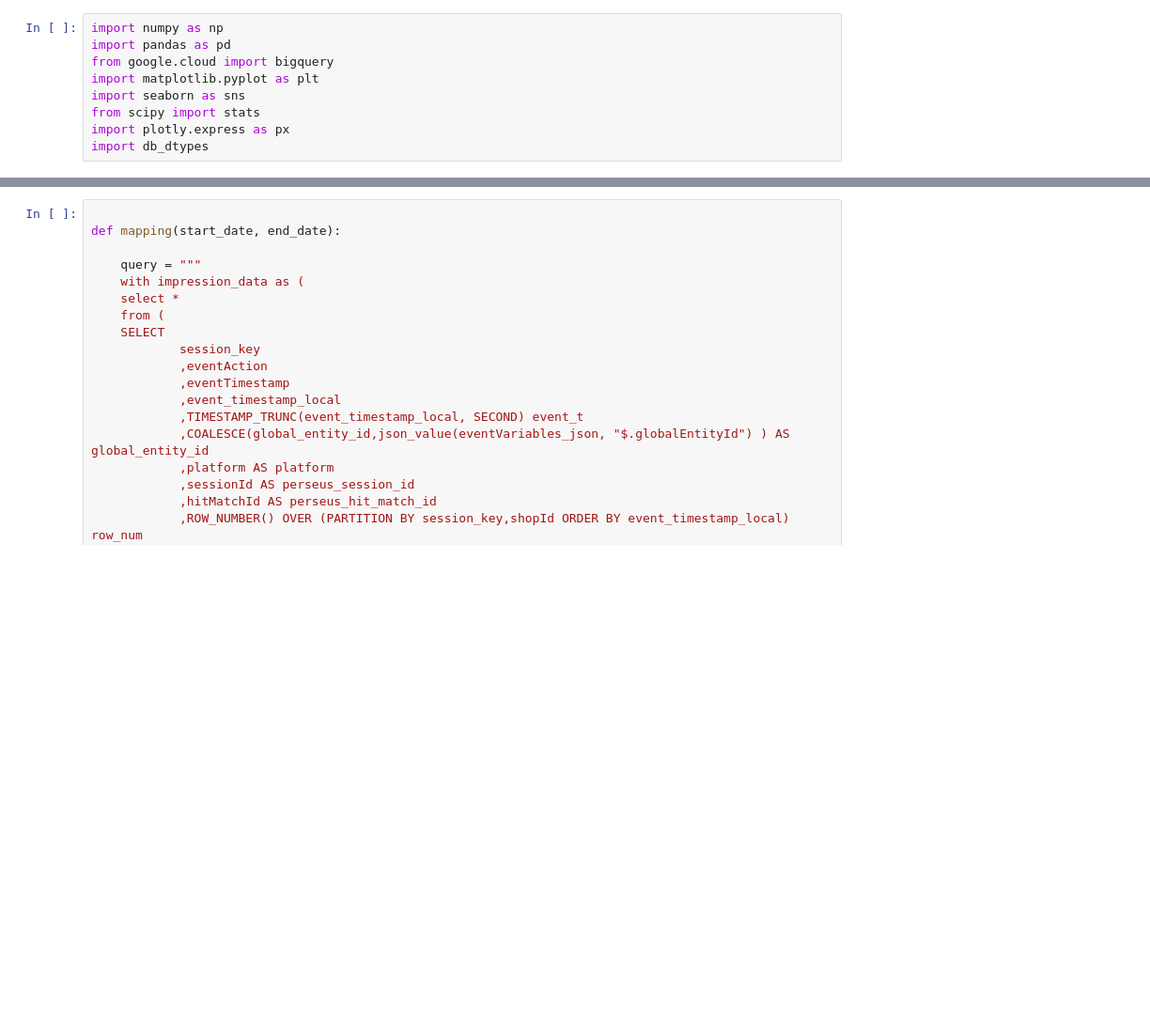
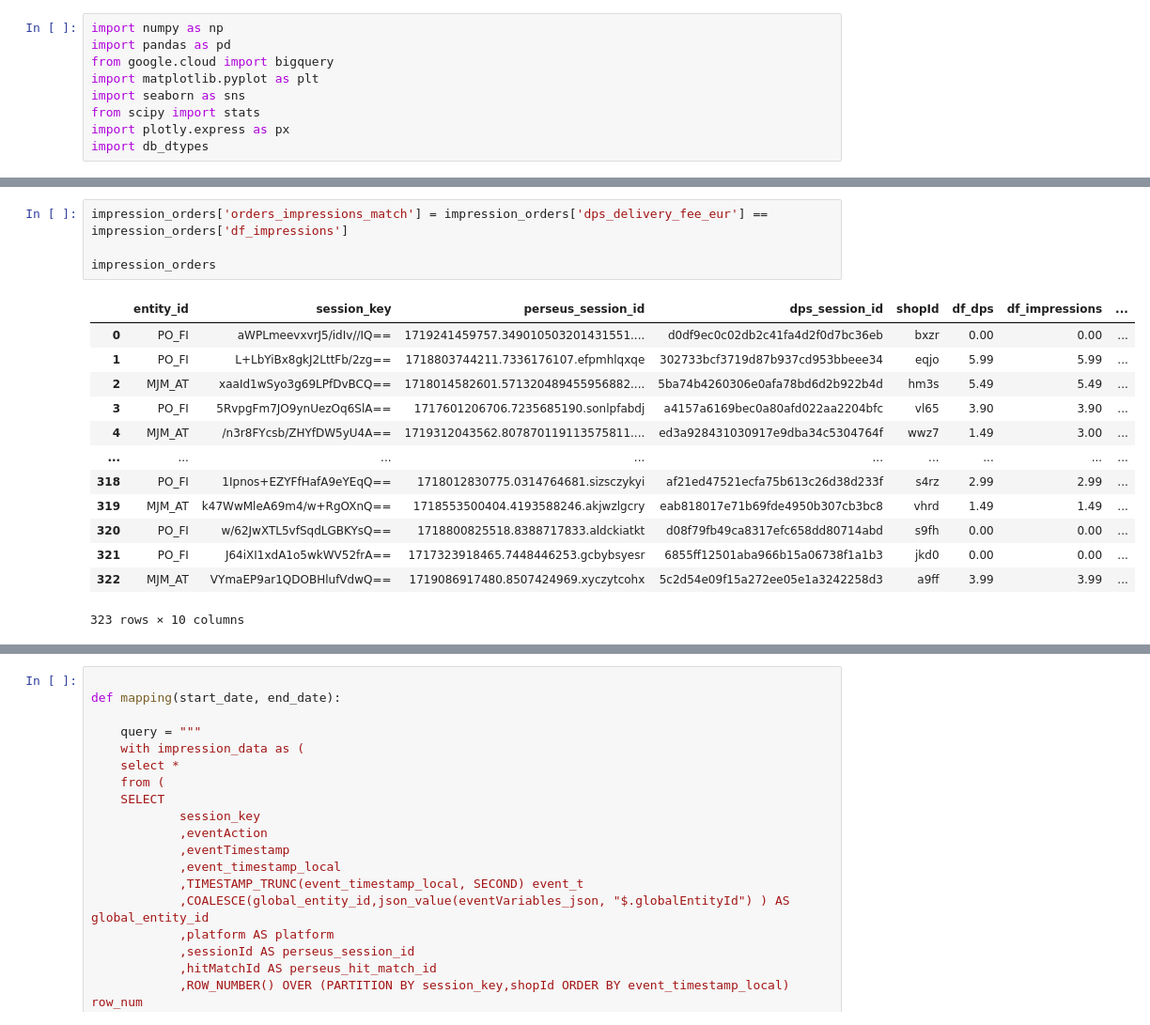
Before and after one commit to shazebasad-dh/https---github.com-deliveryhero-global_pricing, a Jupyter notebook: team/Shazeb/Impressions_data/data_quality_check.ipynb, the cells around one changed output, grey strips where cells are left out. Shown at 94% size. Saved outputs shown, nothing was run; the diff lists cells and outputs as text; blank space fills up the shorter version.

```diff
--- a/team/Shazeb/Impressions_data/data_quality_check.ipynb
+++ b/team/Shazeb/Impressions_data/data_quality_check.ipynb
@@ -39,0 +493,18 @@ import db_dtypes
+# %%
+impression_orders['orders_impressions_match'] = impression_orders['dps_delivery_fee_eur'] == impression_orders['df_impressions']
+
+impression_orders
+# %% [output]
+|  | entity_id | session_key | perseus_session_id | dps_session_id | shopId | df_dps | df_impressions | ... |
+| 0 | PO_FI | aWPLmeevxvrJ5/idIv//IQ== | 1719241459757.349010503201431551.... | d0df9ec0c02db2c41fa4d2f0d7bc36eb | bxzr | 0.00 | 0.00 | ... |
+| 1 | PO_FI | L+LbYiBx8gkJ2LttFb/2zg== | 1718803744211.7336176107.efpmhlqxqe | 302733bcf3719d87b937cd953bbeee34 | eqjo | 5.99 | 5.99 | ... |
+| 2 | MJM_AT | xaaId1wSyo3g69LPfDvBCQ== | 1718014582601.571320489455956882.... | 5ba74b4260306e0afa78bd6d2b922b4d | hm3s | 5.49 | 5.49 | ... |
+| 3 | PO_FI | 5RvpgFm7JO9ynUezOq6SlA== | 1717601206706.7235685190.sonlpfabdj | a4157a6169bec0a80afd022aa2204bfc | vl65 | 3.90 | 3.90 | ... |
+| 4 | MJM_AT | /n3r8FYcsb/ZHYfDW5yU4A== | 1719312043562.807870119113575811.... | ed3a928431030917e9dba34c5304764f | wwz7 | 1.49 | 3.00 | ... |
+| ... | ... | ... | ... | ... | ... | ... | ... | ... |
+| 318 | PO_FI | 1Ipnos+EZYFfHafA9eYEqQ== | 1718012830775.0314764681.sizsczykyi | af21ed47521ecfa75b613c26d38d233f | s4rz | 2.99 | 2.99 | ... |
+| 319 | MJM_AT | k47WwMleA69m4/w+RgOXnQ== | 1718553500404.4193588246.akjwzlgcry | eab818017e71b69fde4950b307cb3bc8 | vhrd | 1.49 | 1.49 | ... |
+| 320 | PO_FI | w/62JwXTL5vfSqdLGBKYsQ== | 1718800825518.8388717833.aldckiatkt | d08f79fb49ca8317efc658dd80714abd | s9fh | 0.00 | 0.00 | ... |
+| 321 | PO_FI | J64iXI1xdA1o5wkWV52frA== | 1717323918465.7448446253.gcbybsyesr | 6855ff12501aba966b15a06738f1a1b3 | jkd0 | 0.00 | 0.00 | ... |
+| 322 | MJM_AT | VYmaEP9ar1QDOBHlufVdwQ== | 1719086917480.8507424969.xyczytcohx | 5c2d54e09f15a272ee05e1a3242258d3 | a9ff | 3.99 | 3.99 | ... |
+323 rows × 10 columns
```
Also changed, not shown: parts of 21 cells of this notebook, 1 other file.
